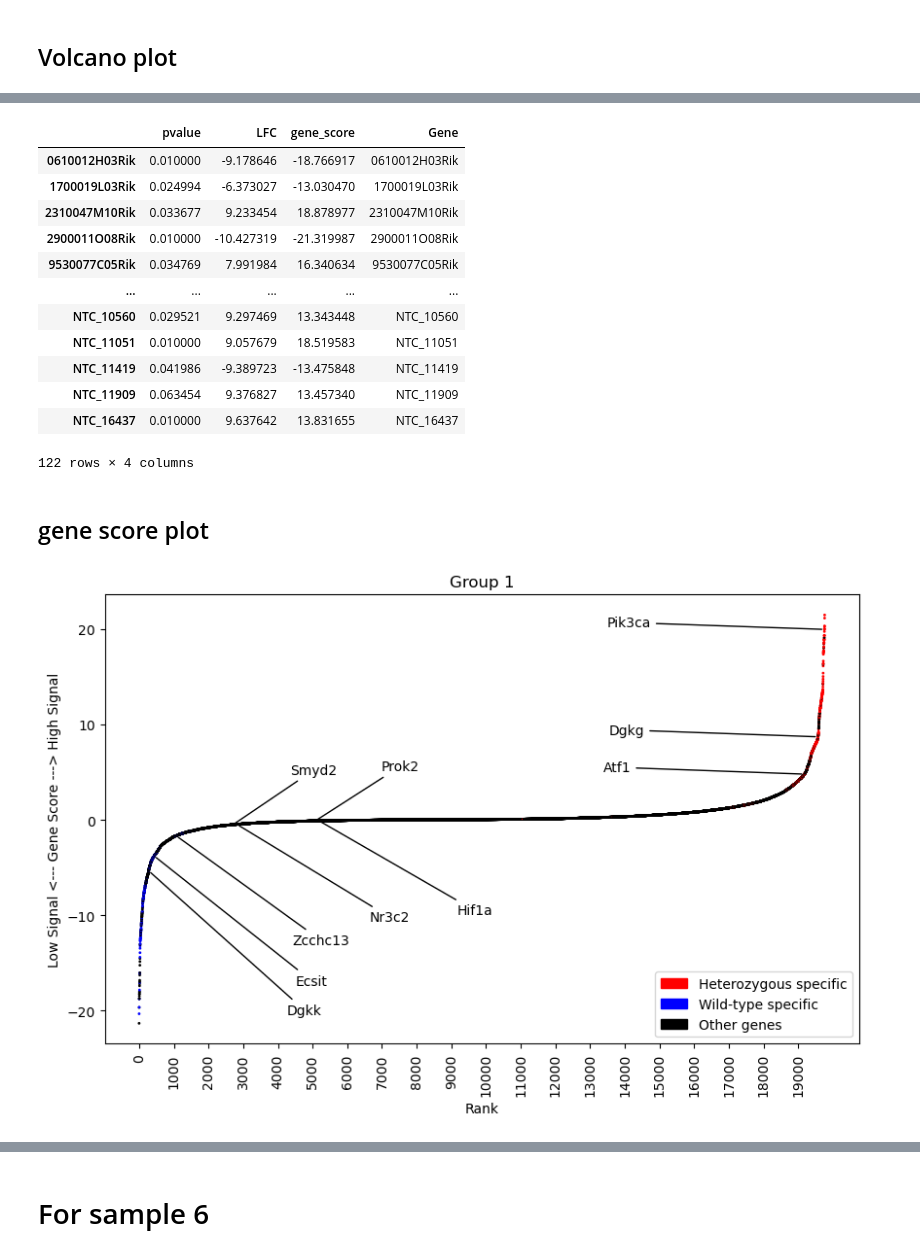
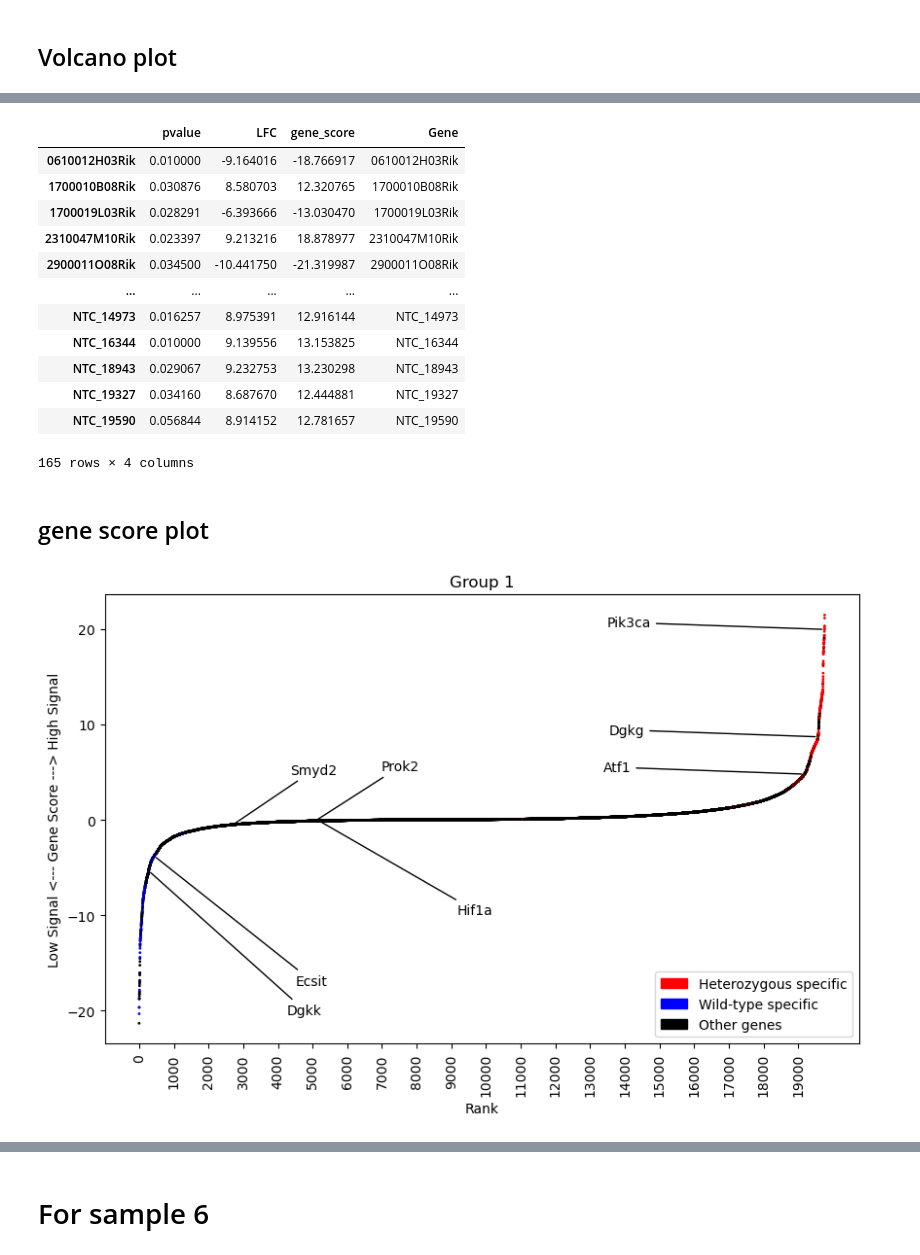
Before and after one commit to FDUguchunhui/crispr, a Jupyter notebook: notebook/analysis/wilcoxon_test.ipynb, the cells around one changed output, grey strips where cells are left out. Cells and saved outputs as stored; diff of their text form; code cells hidden in the pictures.

```diff
--- a/notebook/analysis/wilcoxon_test.ipynb
+++ b/notebook/analysis/wilcoxon_test.ipynb
@@ -176,6 +176,8 @@ df['Gene'] = df.index
 df['pvalue'] = df['pvalue'] + np.random.uniform(-0.03, 0.03, len(df))
 # cap p-value between 0 and 1
 df['pvalue'] = df['pvalue'].clip(0.01, 1)
+# add jitter to the LFC
+df['LFC'] = df['LFC'] + np.random.uniform(-0.03, 0.03, len(df))
 # %%
 # hist plot of the p-value
 plt.hist(df['pvalue'], bins=100);
@@ -289,18 +294,18 @@ plot_data['color'] = 'black'
 df_hits
 # %% [output]
 |  | pvalue | LFC | gene_score | Gene |
-| 0610012H03Rik | 0.010000 | -9.178646 | -18.766917 | 0610012H03Rik |
-| 1700019L03Rik | 0.024994 | -6.373027 | -13.030470 | 1700019L03Rik |
-| 2310047M10Rik | 0.033677 | 9.233454 | 18.878977 | 2310047M10Rik |
-| 2900011O08Rik | 0.010000 | -10.427319 | -21.319987 | 2900011O08Rik |
-| 9530077C05Rik | 0.034769 | 7.991984 | 16.340634 | 9530077C05Rik |
+| 0610012H03Rik | 0.010000 | -9.164016 | -18.766917 | 0610012H03Rik |
+| 1700010B08Rik | 0.030876 | 8.580703 | 12.320765 | 1700010B08Rik |
+| 1700019L03Rik | 0.028291 | -6.393666 | -13.030470 | 1700019L03Rik |
+| 2310047M10Rik | 0.023397 | 9.213216 | 18.878977 | 2310047M10Rik |
+| 2900011O08Rik | 0.034500 | -10.441750 | -21.319987 | 2900011O08Rik |
 | ... | ... | ... | ... | ... |
-| NTC_10560 | 0.029521 | 9.297469 | 13.343448 | NTC_10560 |
-| NTC_11051 | 0.010000 | 9.057679 | 18.519583 | NTC_11051 |
-| NTC_11419 | 0.041986 | -9.389723 | -13.475848 | NTC_11419 |
-| NTC_11909 | 0.063454 | 9.376827 | 13.457340 | NTC_11909 |
-| NTC_16437 | 0.010000 | 9.637642 | 13.831655 | NTC_16437 |
+| NTC_14973 | 0.016257 | 8.975391 | 12.916144 | NTC_14973 |
+| NTC_16344 | 0.010000 | 9.139556 | 13.153825 | NTC_16344 |
+| NTC_18943 | 0.029067 | 9.232753 | 13.230298 | NTC_18943 |
+| NTC_19327 | 0.034160 | 8.687670 | 12.444881 | NTC_19327 |
+| NTC_19590 | 0.056844 | 8.914152 | 12.781657 | NTC_19590 |
-122 rows × 4 columns
+165 rows × 4 columns
 # %% [markdown]
 ## gene score plot
 # %%
@@ -312,7 +317,7 @@ scatter_plot_data.loc[np.where(scatter_plot_data['Gene'].isin(wt_specific_group_
 import matplotlib.patches as mpatches
 import random
 
-genes_to_label = [ 'Dgkk', 'Nr3c2', 'Hif1a', 'Zcchc13', 'Ecsit', 'Dgkg', 'Pik3ca', 'Atf1']
+genes_to_label = [ 'Dgkk', 'Hif1a', 'Ecsit', 'Dgkg', 'Pik3ca', 'Atf1']
 # 'Smyd2'
 
 
@@ -335,31 +340,31 @@ annot_data.reset_index(inplace=True, drop=True)
 for i in range(len(annot_data)):
     # y_offset = -5 if annot_data.iloc[i]['gene_score'] < 0 else 5
     if annot_data.iloc[i]['gene_score'] < 0:
         y_offset = annot_data.iloc[i]['gene_score']  -10
         x_offset = 5000 if annot_data.iloc[i]['gene_score'] < 0 else -5000
     else:
         y_offset = 0
         x_offset = 5000 if annot_data.iloc[i]['gene_score'] < 0 else -5000
 
     plt.annotate(
         annot_data.iloc[i]['Gene'],
         xy=(annot_data.iloc[i]['x'], annot_data.iloc[i]['y']),
         xytext=(annot_data.iloc[i]['x'] + x_offset, annot_data.iloc[i]['y']+ y_offset),
         arrowprops=dict(facecolor='black',  arrowstyle="-"),
         horizontalalignment='right', verticalalignment='bottom'
     );
 
 # individually plot gene Prok2' with arrow to the data point
 plt.annotate('Prok2', xy=(scatter_plot_data.loc[scatter_plot_data['Gene'] == 'Prok2', 'x'], scatter_plot_data.loc[scatter_plot_data['Gene'] == 'Prok2', 'y']), xytext=(scatter_plot_data.loc[scatter_plot_data['Gene'] == 'Prok2', 'x'] + 3000, scatter_plot_data.loc[scatter_plot_data['Gene'] == 'Prok2', 'y'] + 5), arrowprops=dict(facecolor='black',  arrowstyle="-"), horizontalalignment='right', verticalalignment='bottom');
 # individually plot gene 'Smyd2' with arrow to the data point
 plt.annotate('Smyd2', xy=(scatter_plot_data.loc[scatter_plot_data['Gene'] == 'Smyd2', 'x'], scatter_plot_data.loc[scatter_plot_data['Gene'] == 'Smyd2', 'y']), xytext=(scatter_plot_data.loc[scatter_plot_data['Gene'] == 'Smyd2', 'x'] + 3000, scatter_plot_data.loc[scatter_plot_data['Gene'] == 'Smyd2', 'y'] + 5), arrowprops=dict(facecolor='black',  arrowstyle="-"), horizontalalignment='right', verticalalignment='bottom');
 
 red_patch = mpatches.Patch(color='red', label='Heterozygous specific')
 blue_patch = mpatches.Patch(color='blue', label='Wild-type specific')
 black_patch = mpatches.Patch(color='black', label='Other genes')
 # plot legend at bottom right location
 plt.legend(handles=[red_patch, blue_patch, black_patch], loc='lower right', fontsize=10);
 plt.savefig('/Users/cgu3/Documents/Crispr/documents/Figures/group1_gene_score_plot.png', bbox_inches='tight');
 plt.show();
 # %% [output]
-[figure, old version]
+[figure, new version]
```
Also changed, not shown: parts of 15 cells of this notebook, 1 other file.
